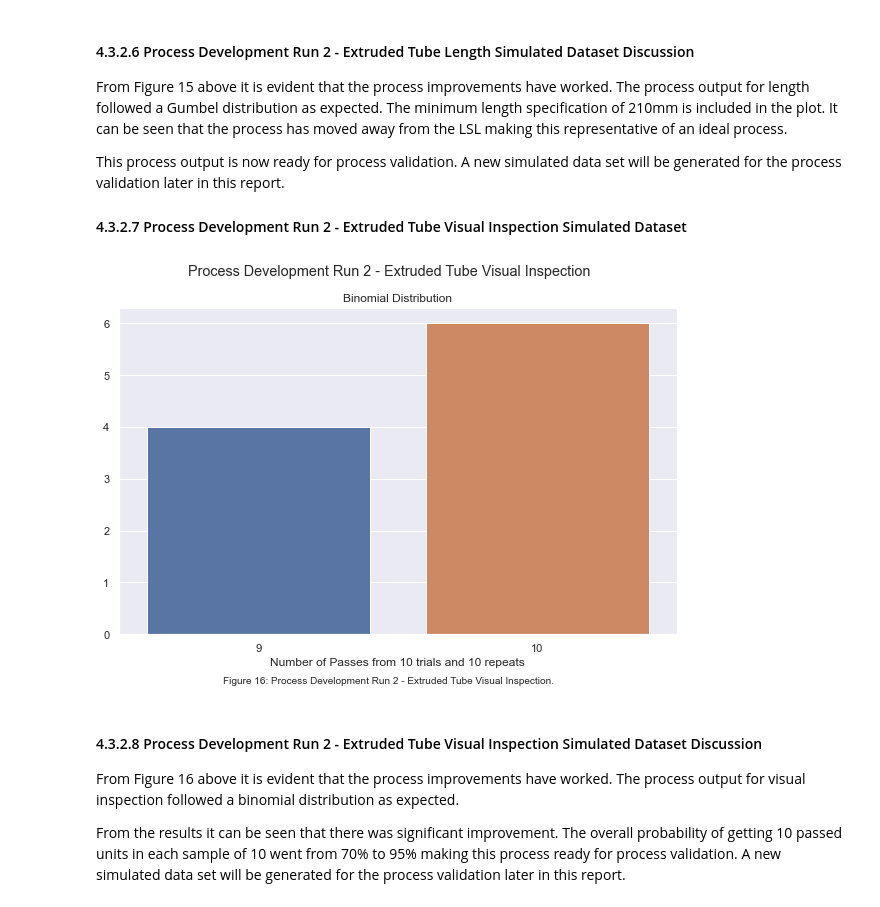
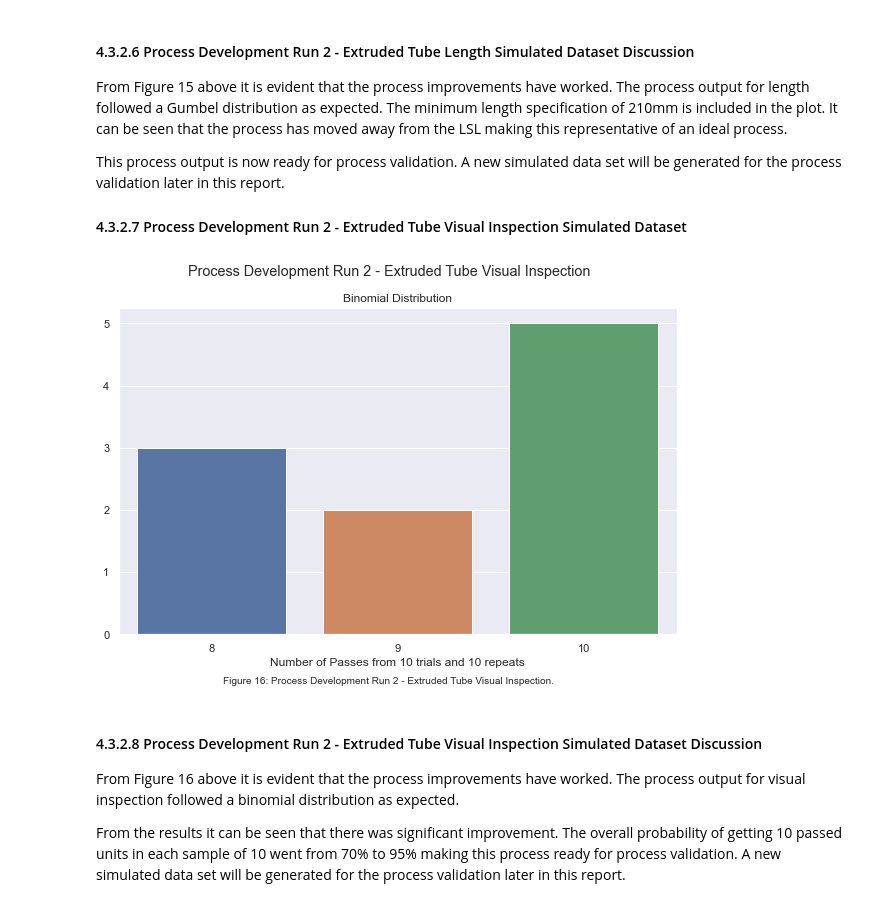
Before and after one commit to KeithQuinn/Project_2020_Programming-for-Data-Analysis, a Jupyter notebook: Project_2020_Programming-for-Data-Analysis.ipynb, the cells around one changed output. Drawn from its saved outputs; the diff is of its cells as text; code cells hidden in the pictures.

```diff
--- a/Project_2020_Programming-for-Data-Analysis.ipynb
+++ b/Project_2020_Programming-for-Data-Analysis.ipynb
@@ -517,26 +517,26 @@ This process output is now ready for process validation. A new simulated data se
 #### 4.3.2.7 Process Development Run 2 - Extruded Tube Visual Inspection Simulated Dataset
 # %%
 dev2_vis_n = 10 # subgroup size
-dev2_vis_p = 0.95 # probability of pass
+dev2_vis_p = 0.85 # probability of pass
 dev2_vis_size = 10 # number of subgroups
 
 # Pass is True or 1
 # Fail is False or 0
 
 dev2_visual_data = np.random.binomial(dev2_vis_n, dev2_vis_p, dev2_vis_size) # create a data set that fits a binomial distribution
 
 plt.figure(figsize=(10, 6)) # figure size
 sns.set(style="darkgrid") # set style
 ax = sns.countplot(x=dev2_visual_data) # plot countplot
 plt.title("Binomial Distribution") # title
 plt.suptitle("Process Development Run 2 - Extruded Tube Visual Inspection") # subtitle
 plt.ylabel("") # ylabel
 plt.xlabel(f'Number of Passes from {dev2_vis_n} trials and {dev2_vis_size} repeats') # xlabel
 txt="Figure 16: Process Development Run 2 - Extruded Tube Visual Inspection." # create caption
 plt.figtext(0.5, 0.01, txt, wrap=True, horizontalalignment='center', fontsize=10) # locate caption
 plt.show() # show countplot
 # %% [output]
-[figure, old version]
+[figure, new version]
 # %% [markdown]
 #### 4.3.2.8 Process Development Run 2 - Extruded Tube Visual Inspection Simulated Dataset Discussion
 
```
Also changed, not shown: parts of 17 cells of this notebook.
